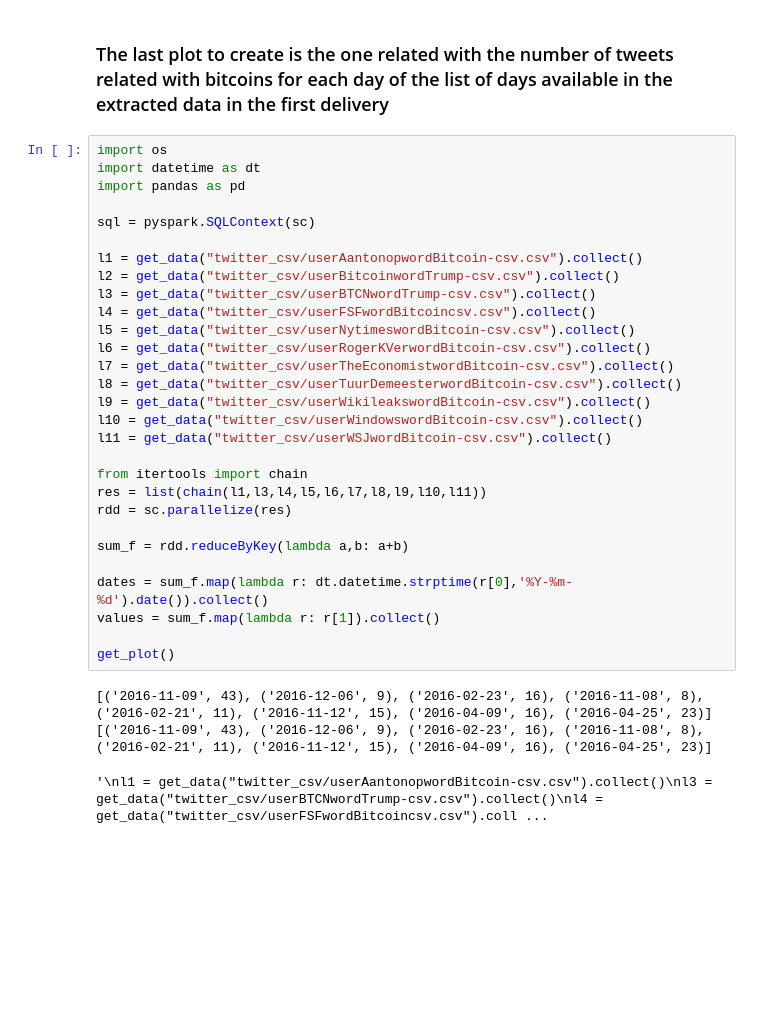
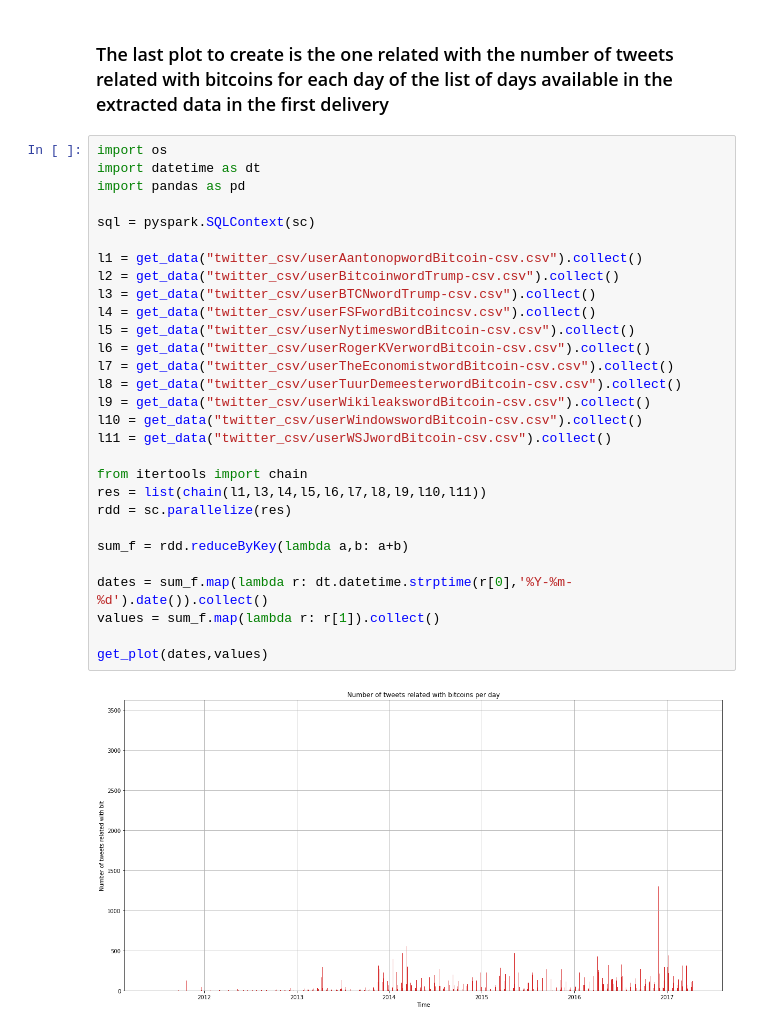
Before and after one commit to BigDataP/BigData, a Jupyter notebook: MapReduce/ProjectPlots.ipynb, the cells around one changed output. Drawn from its saved outputs; the diff is of its cells as text; blank space fills up the shorter version.

Commit message:
Creating spark code for create the general plot and the particular for 2 time ranges

```diff
--- a/MapReduce/ProjectPlots.ipynb
+++ b/MapReduce/ProjectPlots.ipynb
@@ -169,36 +169,34 @@ def plot_historical_exchange3():
 # %%
 import os
 import datetime as dt
 import pandas as pd
 
 sql = pyspark.SQLContext(sc)
 
 l1 = get_data("twitter_csv/userAantonopwordBitcoin-csv.csv").collect()
 l2 = get_data("twitter_csv/userBitcoinwordTrump-csv.csv").collect()
 l3 = get_data("twitter_csv/userBTCNwordTrump-csv.csv").collect()
 l4 = get_data("twitter_csv/userFSFwordBitcoincsv.csv").collect()
 l5 = get_data("twitter_csv/userNytimeswordBitcoin-csv.csv").collect()
 l6 = get_data("twitter_csv/userRogerKVerwordBitcoin-csv.csv").collect()
 l7 = get_data("twitter_csv/userTheEconomistwordBitcoin-csv.csv").collect()
 l8 = get_data("twitter_csv/userTuurDemeesterwordBitcoin-csv.csv").collect()
 l9 = get_data("twitter_csv/userWikileakswordBitcoin-csv.csv").collect()
 l10 = get_data("twitter_csv/userWindowswordBitcoin-csv.csv").collect()
 l11 = get_data("twitter_csv/userWSJwordBitcoin-csv.csv").collect()
 
 from itertools import chain
 res = list(chain(l1,l3,l4,l5,l6,l7,l8,l9,l10,l11))
 rdd = sc.parallelize(res)
 
 sum_f = rdd.reduceByKey(lambda a,b: a+b)
 
 dates = sum_f.map(lambda r: dt.datetime.strptime(r[0],'%Y-%m-%d').date()).collect()
 values = sum_f.map(lambda r: r[1]).collect()
 
-get_plot()
+get_plot(dates,values)
 # %% [output]
-[('2016-11-09', 43), ('2016-12-06', 9), ('2016-02-23', 16), ('2016-11-08', 8), ('2016-02-21', 11), ('2016-11-12', 15), ('2016-04-09', 16), ('2016-04-25', 23)]
-[('2016-11-09', 43), ('2016-12-06', 9), ('2016-02-23', 16), ('2016-11-08', 8), ('2016-02-21', 11), ('2016-11-12', 15), ('2016-04-09', 16), ('2016-04-25', 23)]
-'\nl1 = get_data("twitter_csv/userAantonopwordBitcoin-csv.csv").collect()\nl3 = get_data("twitter_csv/userBTCNwordTrump-csv.csv").collect()\nl4 = get_data("twitter_csv/userFSFwordBitcoincsv.csv").coll ...
+[figure, added]
 # %%
 from datetime import datetime
 
```
Also changed, not shown: parts of 4 cells of this notebook, 1 other file.
